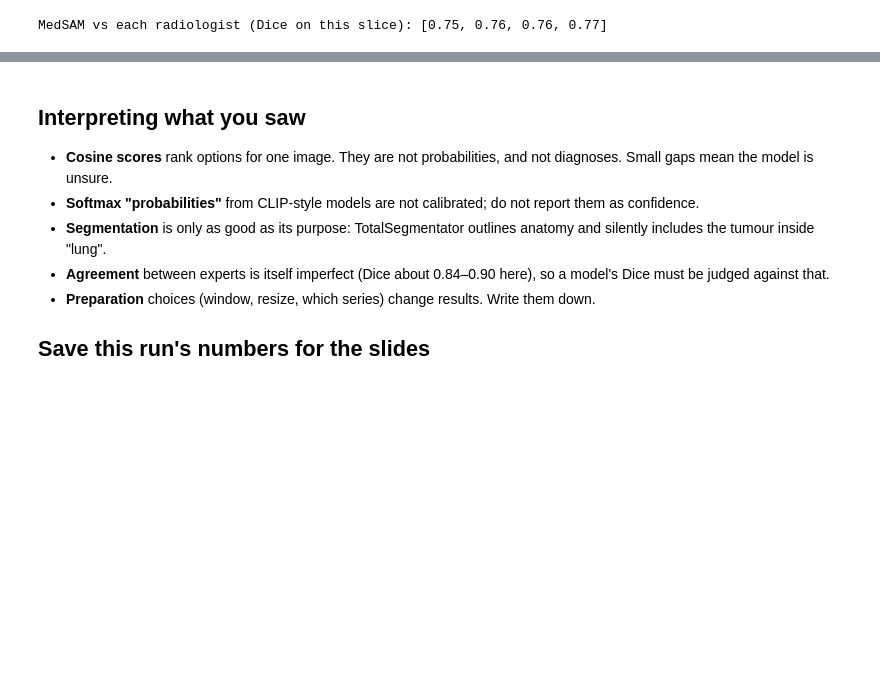
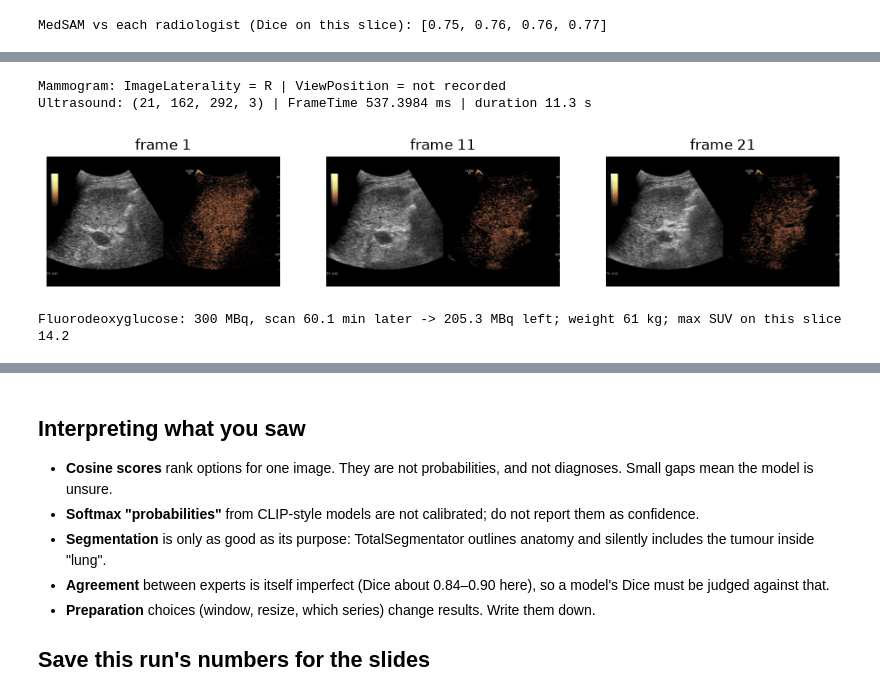
Before and after one commit to TechieTripathi/multimodal-medical-imaging, a Jupyter notebook: notebook/multimodal-medical-imaging.ipynb, the cells around one changed output, grey strips where cells are left out. Cells and saved outputs as stored; diff of their text form; code cells hidden in the pictures; blank space fills up the shorter version.

```diff
--- a/notebook/multimodal-medical-imaging.ipynb
+++ b/notebook/multimodal-medical-imaging.ipynb
@@ -291,0 +296,11 @@ MedSAM vs each radiologist (Dice on this slice): [0.75, 0.76, 0.76, 0.77]
+# %%
+# D1. Open every file and print the tags that matter for each kind of scan
+pack = sorted(glob.glob('../public/dicom/*.dcm'))
+for f in pack:
+    d = pydicom.dcmread(f)
+    frames = int(d.get('NumberOfFrames', 1))
+    print(f"{os.path.basename(f):28s} {d.Modality:3s} {d.Rows}x{d.Columns}"
+          f"{f' x{frames} frames' if frames > 1 else ''}  {d.PhotometricInterpretation:11s} {d.BitsStored}-bit"
+          f"  units: {'HU' if d.Modality == 'CT' else d.get('Units', '-')}")
+print()
+print('Change recorded in one file:', pydicom.dcmread(pack[0]).DerivationDescription)
@@ -291,0 +317,27 @@ MedSAM vs each radiologist (Dice on this slice): [0.75, 0.76, 0.76, 0.77]
+# %%
+# D2. Modality-specific details: which breast (mammogram), and an ultrasound file is a video
+mg = pydicom.dcmread('../public/dicom/mammo-cmmd-d2-0333.dcm')
+print('Mammogram: ImageLaterality =', mg.ImageLaterality, '| ViewPosition =', mg.get('ViewPosition', 'not recorded'))
+us = pydicom.dcmread('../public/dicom/us-liver-ceus.dcm')
+cine = us.pixel_array                                   # (frames, rows, columns, 3): colour video
+print('Ultrasound:', cine.shape, '| FrameTime', float(us.FrameTime), 'ms | duration', round(cine.shape[0] * float(us.FrameTime) / 1000, 1), 's')
+fig, axes = plt.subplots(1, 3, figsize=(12, 3))
+for ax, k in zip(axes, [0, cine.shape[0] // 2, cine.shape[0] - 1]):
+    ax.imshow(cine[k]); ax.set_title(f'frame {k + 1}'); ax.axis('off')
+plt.show()
+# %% [output]
+Mammogram: ImageLaterality = R | ViewPosition = not recorded
+Ultrasound: (21, 162, 292, 3) | FrameTime 537.3984 ms | duration 11.3 s
+[figure, added]
+# %%
+# D3. PET pixels are Bq/ml; the file's own tags turn them into SUV (body weight, decay-corrected)
+pet = pydicom.dcmread('../public/dicom/pet-fdg-lung.dcm')
+r = pet.RadiopharmaceuticalInformationSequence[0]
+tm = lambda t: int(t[:2]) * 3600 + int(t[2:4]) * 60 + float(t[4:])
+minutes = (tm(pet.SeriesTime) - tm(r.RadiopharmaceuticalStartTime)) / 60
+dose_now = float(r.RadionuclideTotalDose) * 2 ** (-minutes * 60 / float(r.RadionuclideHalfLife))
+suv = pet.pixel_array * float(pet.RescaleSlope) * float(pet.PatientWeight) * 1000 / dose_now
+print(f'{r.Radiopharmaceutical}: {float(r.RadionuclideTotalDose) / 1e6:.0f} MBq, scan {minutes:.1f} min later'
+      f' -> {dose_now / 1e6:.1f} MBq left; weight {pet.PatientWeight} kg; max SUV on this slice {suv.max():.1f}')
+# %% [output]
+Fluorodeoxyglucose: 300 MBq, scan 60.1 min later -> 205.3 MBq left; weight 61 kg; max SUV on this slice 14.2
```
Also changed, not shown: parts of 5 cells of this notebook, 49 other files.
